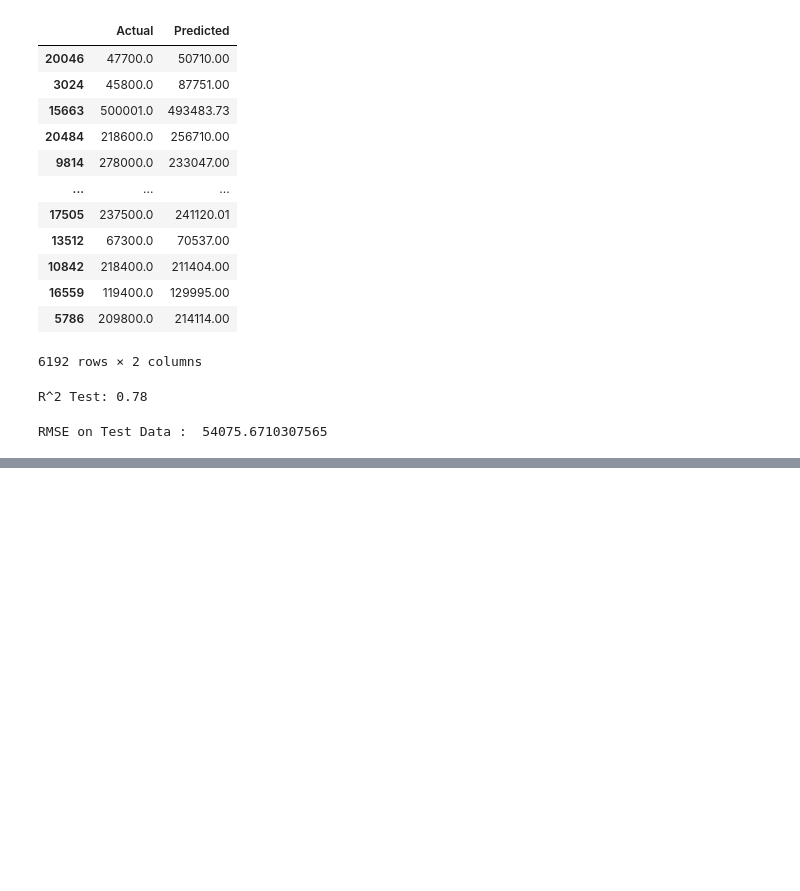
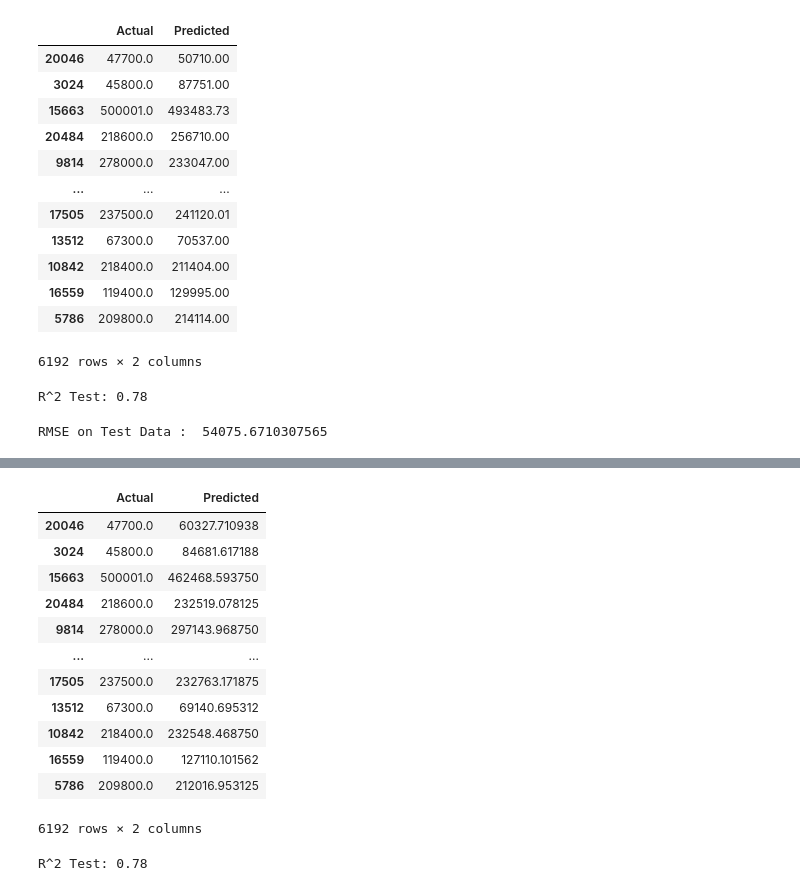
Before and after one commit to rituraj-navindgikar/ML, a Jupyter notebook: ml_foundations.ipynb, the cells around one changed output, grey strips where cells are left out. Cells and saved outputs as stored; diff of their text form; code cells hidden in the pictures; blank space fills up the shorter version.

```diff
--- a/ml_foundations.ipynb
+++ b/ml_foundations.ipynb
@@ -373,0 +483,41 @@ RMSE on Test Data :  54075.6710307565
+# %%
+xgb_model_2 = XGBRegressor(
+    gamma = 0.05,
+    learning_rate = 0.3,
+    max_depth = 6,
+    n_estimators = 100,
+    subsample = 0.8,
+    scale_pos_weight = 0,
+    reg_alpha = 0,
+    reg_lambda = 1,
+    verbosity = 1
+    )
+
+xgb_model_2.fit(X_train, y_train)
+
+y_xgb_2_pred_test = xgb_model_2.predict(X_test)
+# %%
+xgb_pred_test_df_2 = pd.DataFrame({'Actual': y_test, 'Predicted': y_xgb_2_pred_test})
+
+xgb_pred_test_df_2
+# %% [output]
+|  | Actual | Predicted |
+| 20046 | 47700.0 | 60327.710938 |
+| 3024 | 45800.0 | 84681.617188 |
+| 15663 | 500001.0 | 462468.593750 |
+| 20484 | 218600.0 | 232519.078125 |
+| 9814 | 278000.0 | 297143.968750 |
+| ... | ... | ... |
+| 17505 | 237500.0 | 232763.171875 |
+| 13512 | 67300.0 | 69140.695312 |
+| 10842 | 218400.0 | 232548.468750 |
+| 16559 | 119400.0 | 127110.101562 |
+| 5786 | 209800.0 | 212016.953125 |
+6192 rows × 2 columns
+# %%
+# R^2 score
+
+r2_xgb_model_2_test = round(r2_score(y_test, y_xgb_2_pred_test), 2)
+print("R^2 Test: {}".format(r2_xgb_model_2_test))
+# %% [output]
+R^2 Test: 0.78
```
Also changed, not shown: parts of 14 cells of this notebook.
